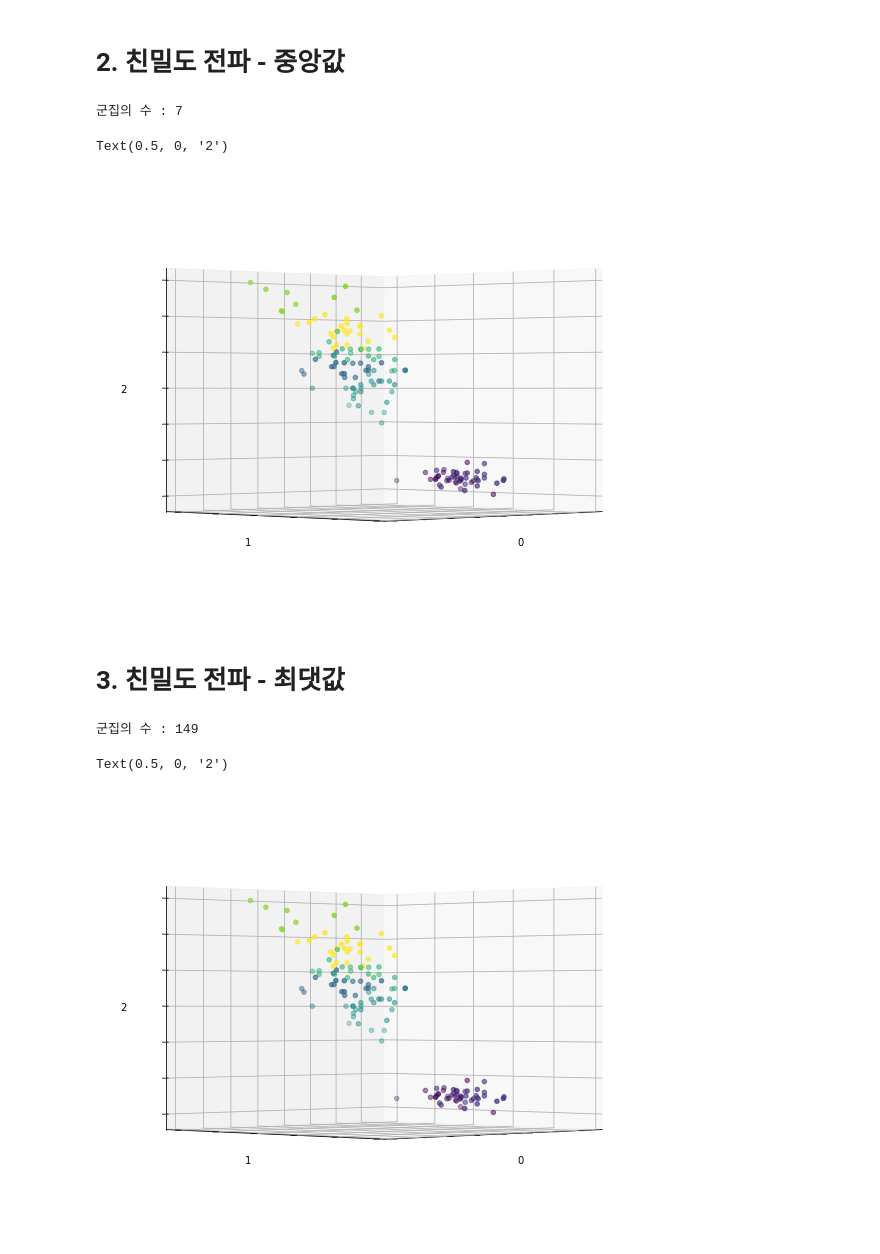
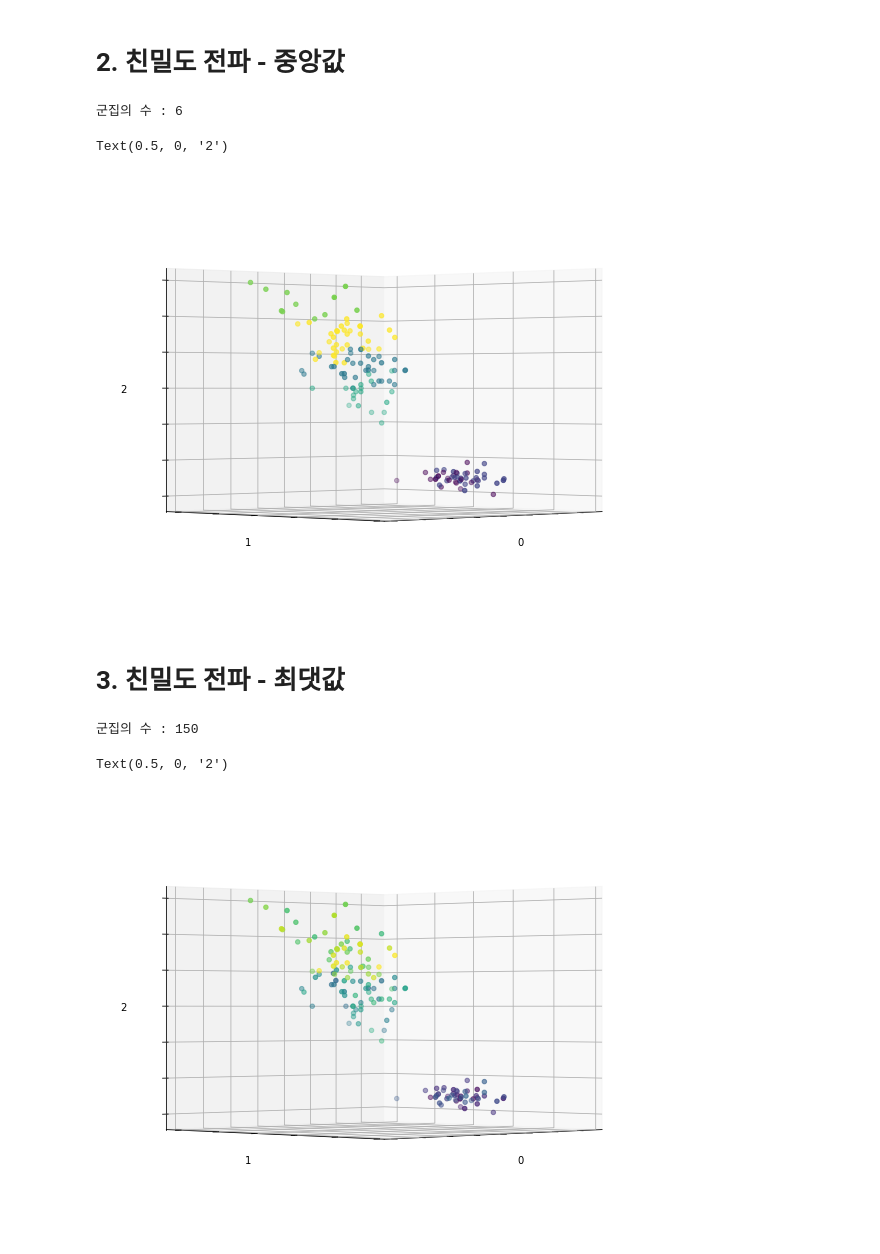
Before and after one commit to ChicagoPark/ML_Assignment, a Jupyter notebook: HW2_20161309_박영일_AffProp.ipynb, the cells around one changed output. Cells and saved outputs as stored; diff of their text form; code cells hidden in the pictures.

```diff
--- a/HW2_20161309_박영일_AffProp.ipynb
+++ b/HW2_20161309_박영일_AffProp.ipynb
@@ -113,8 +117,8 @@ y = iris.target   # 학습을 하는 것이 아닌 군집의 결과가 올바른
 
 # iris data set 에서 데이터 사이의 거리를 측정하여 최솟값, 메디안, 최댓값을 구하자. (X data 는 총 150 개이다.)
 
-# Similarity Matrix 를 의미하는 리스트를 생성
-sim_matrix = np.zeros((len(X),len(X)), np.float32)
+# i 와 k 사이의 Similarity 값을 저장하는 리스트를 생성
+sim_list = []
 for i in range (len(X)):
   main = X[i]
   for j in range(len(X)):
@@ -123,10 +127,14 @@ for i in range (len(X)):
       value = (-1)*pow(main-X[j],2)
       # 4 차원으로 출력되는 것을 하나로 합쳐준다.
       value = sum(value)
-      sim_matrix[i][j] = value
+      sim_list.append(value)
 
-min_value = np.min(sim_matrix)
-median_value = np.median(sim_matrix)
-max_value = np.max(sim_matrix)
+# numpy 모듈을 활용하여 최솟값, 중앙값, 최댓값을 구하기 위해 list 를 array 로 바꿔준다.
+sim_list_array = np.asarray(sim_list)
+
+min_value = np.min(sim_list_array)
+median_value = np.median(sim_list_array)
+max_value = np.max(sim_list_array)
+
 print(f'최솟값 : {min_value} / 중앙값 : {median_value} / 최댓값 : {max_value}')
 # %% [output]
@@ -200,48 +209,50 @@ fig_affi_median = plt.figure(1, figsize=(8, 6))
 ax_affi_median = Axes3D(fig_affi_median, rect=[0,0,0.95,1], elev=0, azim=45)
 # 3차원 상에 결과 그리기 (컬러코드 c 에 대표 인덱스(float) 를 대입하여 색을 부여한다.)
 ax_affi_median.scatter(X[:,0], X[:,1], X[:,2], c=labels_affi_median.astype(float), edgecolor=None)
-# 축별로 레이블을 진행하여 축의 의미를 부여한다.
+# 좌표축에 격자 단위로 적히는 수를 없애준다.
 ax_affi_median.w_xaxis.set_ticklabels([])
 ax_affi_median.w_yaxis.set_ticklabels([])
 ax_affi_median.w_zaxis.set_ticklabels([])
 
+# 축에 대한 레이블을 명시
 ax_affi_median.set_xlabel("0")
 ax_affi_median.set_ylabel("1")
 ax_affi_median.set_zlabel("2")
 # %% [output]
-군집의 수 : 7
+군집의 수 : 6
 Text(0.5, 0, '2')
-[figure, old version]
+[figure, new version]
 # %% [markdown]
 # 3. 친밀도 전파 - 최댓값
 # %%
 # #############################################################################
 # 친밀도 전파 알고리즘을 수행한다.
 
 #[3] 자기유사도를 최댓값으로 설정한 경우
 af_max = AffinityPropagation(preference=max_value).fit(X)
 
 cluster_centers_indices_max = af_max.cluster_centers_indices_
-labels_affi_max = af.labels_
+labels_affi_max = af_max.labels_
 
 print(f'군집의 수 : {len(cluster_centers_indices_max)}')
 
 # 결과를 시각화해보자
 # 3차원 figure 를 그릴 준비를 한다.
 fig_affi_max = plt.figure(1, figsize=(8, 6))
 # 3차원 시각화를 위한 준비
 ax_affi_max = Axes3D(fig_affi_max, rect=[0,0,0.95,1], elev=0, azim=45)
 # 3차원 상에 결과 그리기 (컬러코드 c 에 대표 인덱스(float) 를 대입하여 색을 부여한다.)
 ax_affi_max.scatter(X[:,0], X[:,1], X[:,2], c=labels_affi_max.astype(float), edgecolor=None)
-# 축별로 레이블을 진행하여 축의 의미를 부여한다.
+# 좌표축에 격자 단위로 적히는 수를 없애준다.
 ax_affi_max.w_xaxis.set_ticklabels([])
 ax_affi_max.w_yaxis.set_ticklabels([])
 ax_affi_max.w_zaxis.set_ticklabels([])
 
+# 축에 대한 레이블을 명시
 ax_affi_max.set_xlabel("0")
 ax_affi_max.set_ylabel("1")
 ax_affi_max.set_zlabel("2")
 # %% [output]
-군집의 수 : 149
+군집의 수 : 150
 Text(0.5, 0, '2')
-[figure, old version]
+[figure, new version]
```
Also changed, not shown: parts of 7 cells of this notebook.
